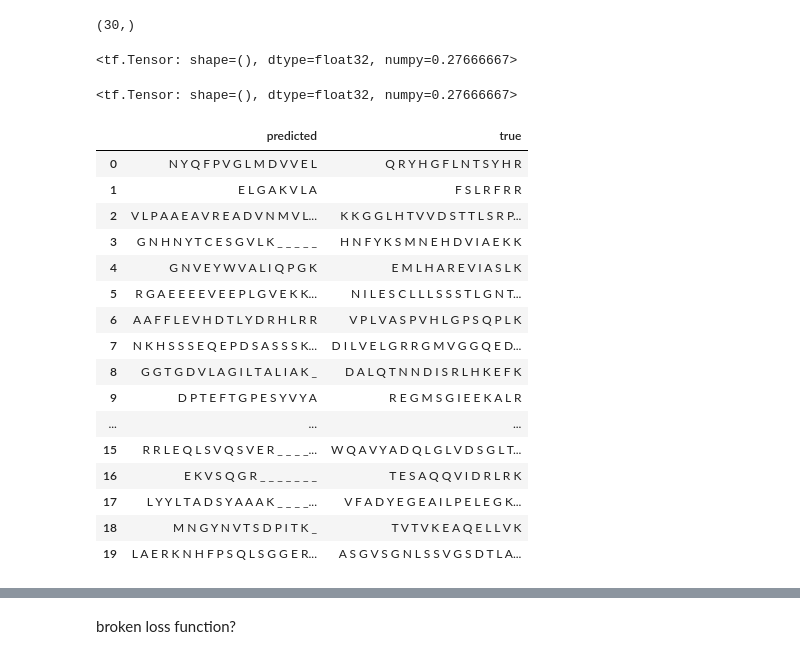
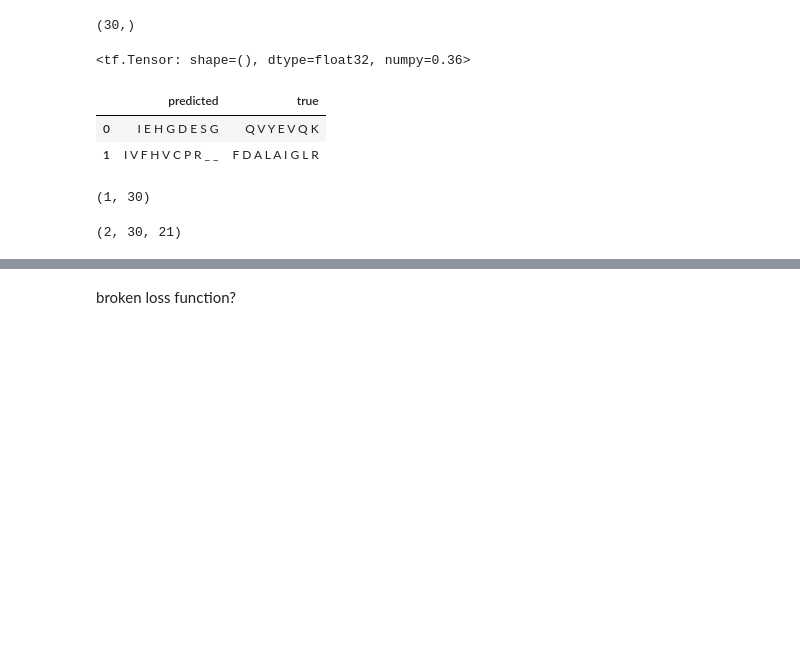
Before and after one commit to Miroka96/mmdenovo, a Jupyter notebook: notebooks/210629 Attention Model Training.ipynb, the cells around one changed output, grey strips where cells are left out. Saved outputs shown, nothing was run; the diff lists cells and outputs as text; code cells hidden in the pictures; blank space fills up the shorter version.

Commit message:
update attention model training notebook

```diff
--- a/notebooks/210629 Attention Model Training.ipynb
+++ b/notebooks/210629 Attention Model Training.ipynb
@@ -691,13 +832,21 @@ model.optimizer.get_config()
 # %%
 decode_idx: Callable[[np.ndarray], np.ndarray] = np.vectorize(idx_to_char.get)
 
-evaluator = evaluation.SequenceEvaluator(
+eval_evaluator = evaluation.SequenceEvaluator(
     dataset=datasets[EVAL_TYPE],
     decode_func=decode_idx,
     batch_size=BATCH_SIZE,
     separator=" ",
     padding_character=PROCESSING_INFO['padding_characters'][SEQ],
 )
+
+train_evaluator = evaluation.SequenceEvaluator(
+    dataset=datasets[TRAIN_TYPE],
+    decode_func=decode_idx,
+    batch_size=BATCH_SIZE,
+    separator=" ",
+    padding_character=PROCESSING_INFO['padding_characters'][SEQ],
+)
 # %%
 callback_list = callbacks.create_callbacks(
             tensorboard=True,
@@ -710,7 +859,7 @@ callback_list = callbacks.create_callbacks(
 )
 # %%
 WARMUP_STEPS = 3000
-STEPS_PER_EPOCH = 200
+STEPS_PER_EPOCH = 1  # 200
 # %%
 last_model = None
 
@@ -721,12 +870,12 @@ first_epoch = 1
 
 while True:
     error_count = 0
-    training_dataset = datasets[TRAINING_TYPE].repeat()
+    training_dataset = datasets[TRAIN_TYPE].repeat()
     validation_dataset = datasets[TEST_TYPE].repeat()
 
     aborted = False
 
-    for epoch in range(first_epoch, 60):
+    for epoch in range(first_epoch, 2):
         logger.info(f"epoch {epoch}:")
         learning_rate = EMBEDDING_WIDTH**-0.5 * min((epoch * STEPS_PER_EPOCH)**-0.5, (epoch * STEPS_PER_EPOCH) * WARMUP_STEPS**-1.5) / slowing_factor
         tf.keras.backend.set_value(model.optimizer.learning_rate, learning_rate)
@@ -750,12 +899,22 @@ while True:
                 logger.warning("abort training, because of too many NaN loss results")
                 break
 
-        eval_df, (x_eval, y_eval, y_pred) = evaluator.evaluate_model_visually(
+        print("Train:")
+        eval_df, (x_eval, y_eval, y_pred) = train_evaluator.evaluate_model_visually(
             model=model,
-            sample_size=20,
+            sample_size=5,
             keep_separator=True,
         )
         display(eval_df)
+
+        print("Eval:")
+        eval_df, (x_eval, y_eval, y_pred) = eval_evaluator.evaluate_model_visually(
+            model=model,
+            sample_size=5,
+            keep_separator=True,
+        )
+        display(eval_df)
+
     else:
         aborted = True
 
@@ -840,9 +950 @@ Epoch 3/3
-# %%
-train_evaluator = evaluation.SequenceEvaluator(
-    dataset=datasets['Train'],
-    decode_func=decode_idx,
-    batch_size=BATCH_SIZE,
-    separator=" ",
-    padding_character=PROCESSING_INFO['padding_characters'][SEQ],
-)
 # %%
@@ -897,39 +987,27 @@ y_eval[0][0].shape
 # %% [output]
 (30,)
 # %%
-acc = tf.keras.metrics.SparseCategoricalAccuracy()
+acc = SparseCategoricalAccuracy()
 acc.update_state(np.array(y_eval).squeeze(), y_pred)
 acc.result()
 # %% [output]
-<tf.Tensor: shape=(), dtype=float32, numpy=0.27666667>
+<tf.Tensor: shape=(), dtype=float32, numpy=0.36>
-# %%
-acc = tf.keras.metrics.Accuracy()
-acc.update_state(np.array(y_eval).squeeze(), np.argmax(y_pred, axis=-1))
-acc.result()
-# %% [output]
-<tf.Tensor: shape=(), dtype=float32, numpy=0.27666667>
 # %%
 eval_df, (x_eval, y_eval, y_pred) = train_evaluator.evaluate_model_visually(
     model=model,
-    sample_size=20,
+    sample_size=2,
     keep_separator=True,
 )
 eval_df
 # %% [output]
 |  | predicted | true |
-| 0 | N Y Q F P V G L M D V V E L | Q R Y H G F L N T S Y H R |
-| 1 | E L G A K V L A | F S L R F R R |
-| 2 | V L P A A E A V R E A D V N M V L... | K K G G L H T V V D S T T L S R P... |
-| 3 | G N H N Y T C E S G V L K _ _ _ _ _ | H N F Y K S M N E H D V I A E K K |
-| 4 | G N V E Y W V A L I Q P G K | E M L H A R E V I A S L K |
-| 5 | R G A E E E E V E E P L G V E K K... | N I L E S C L L L S S S T L G N T... |
-| 6 | A A F F L E V H D T L Y D R H L R R | V P L V A S P V H L G P S Q P L K |
-| 7 | N K H S S S E Q E P D S A S S S K... | D I L V E L G R R G M V G G Q E D... |
-| 8 | G G T G D V L A G I L T A L I A K _ | D A L Q T N N D I S R L H K E F K |
-| 9 | D P T E F T G P E S Y V Y A | R E G M S G I E E K A L R |
-| ... | ... | ... |
-| 15 | R R L E Q L S V Q S V E R _ _ _ _... | W Q A V Y A D Q L G L V D S G L T... |
-| 16 | E K V S Q G R _ _ _ _ _ _ _ | T E S A Q Q V I D R L R K |
-| 17 | L Y Y L T A D S Y A A A K _ _ _ _... | V F A D Y E G E A I L P E L E G K... |
-| 18 | M N G Y N V T S D P I T K _ | T V T V K E A Q E L L V K |
-| 19 | L A E R K N H F P S Q L S G G E R... | A S G V S G N L S S V G S D T L A... |
+| 0 | I E H G D E S G | Q V Y E V Q K |
+| 1 | I V F H V C P R _ _ | F D A L A I G L R |
+# %%
+y_eval[0].shape
+# %% [output]
+(1, 30)
+# %%
+y_pred.shape
+# %% [output]
+(2, 30, 21)
```
Also changed, not shown: parts of 62 cells of this notebook.
